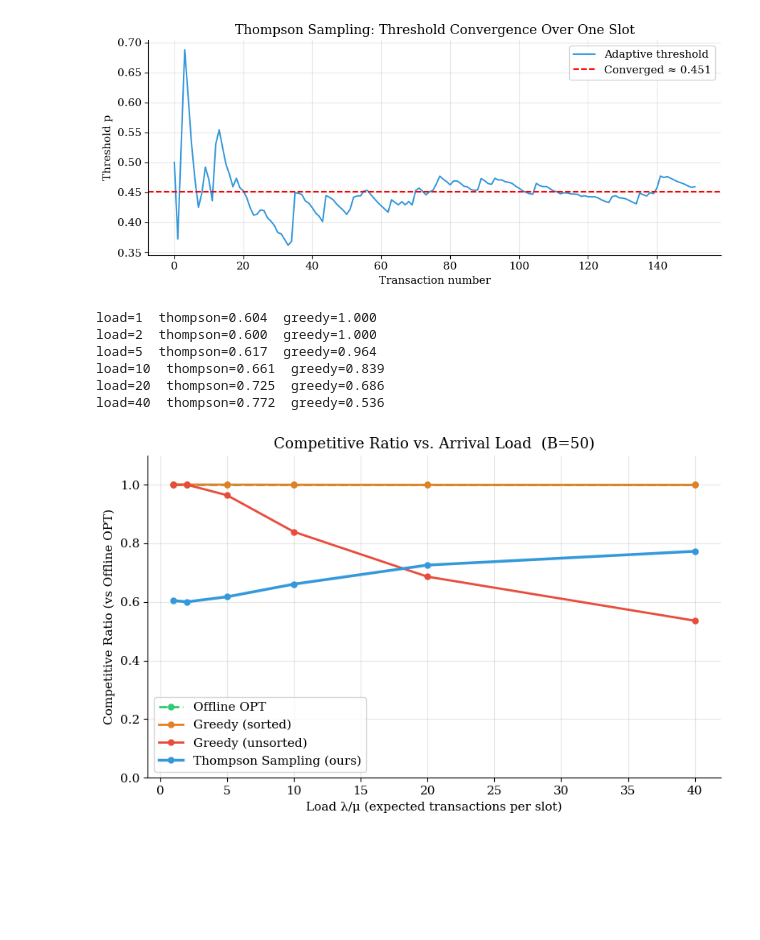
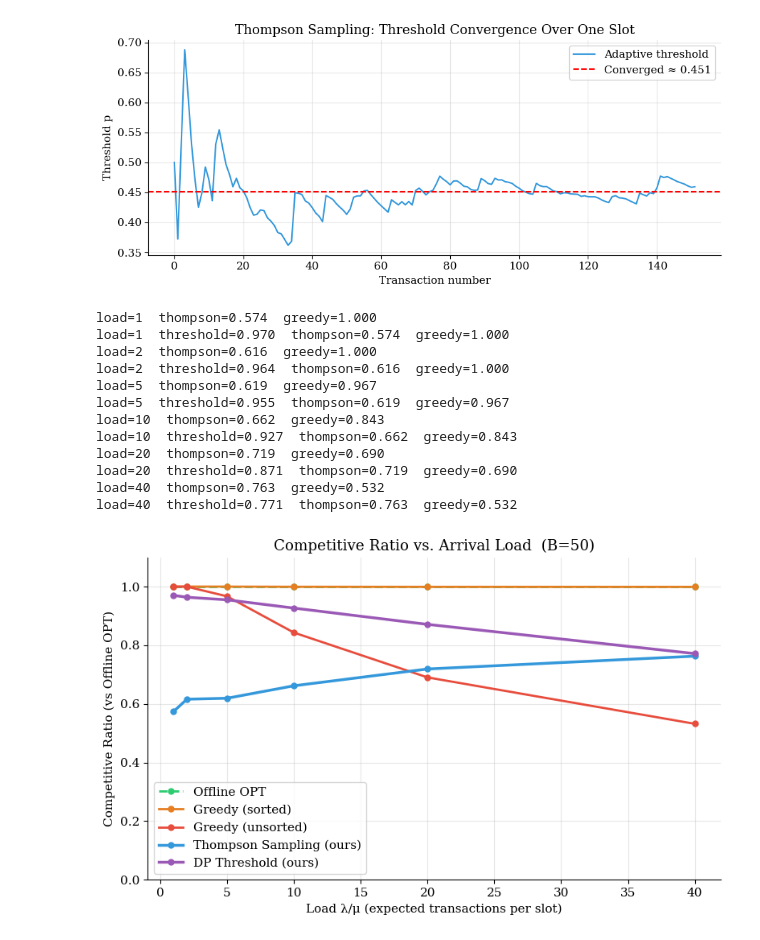
Before and after one commit to beepboopdylan/optimal-block-sealing, a Jupyter notebook: analysis.ipynb, the cells around one changed output. Saved outputs shown, nothing was run; the diff lists cells and outputs as text; code cells hidden in the pictures; blank space fills up the shorter version.

```diff
--- a/analysis.ipynb
+++ b/analysis.ipynb
@@ -122,9 +125,10 @@ lam_values = [1, 2, 5, 10, 20, 40]
 loads      = [l / MU for l in lam_values]
 
 ratios = {'offline_knapsack': [], 'greedy_sorted': [],
-          'greedy_unsorted': [], 'thompson': []}
+          'greedy_unsorted': [], 'thompson': [], 'threshold': []}
 
 rng = np.random.default_rng(SEED)
+c_star = sim.compute_threshold(B=B, lam=LAM, mu=MU)
 
 for lam in lam_values:
     bucket = {k: [] for k in ratios}
@@ -136,42 +140,54 @@ for lam in lam_values:
             continue
         v = np.random.exponential(1.0, n)
         g = np.random.randint(1, 6, n).astype(float)
+        threshold_val = sim.apply_threshold(v, g, c_star, B)
+        bucket['threshold'].append(threshold_val)
         bucket['offline_knapsack'].append(sim.offline_knapsack(v, g, B))
         bucket['greedy_sorted'].append(sim.greedy_sorted(v, g, B))
         bucket['greedy_unsorted'].append(sim.greedy_unsorted(v, g, B))
         ts_val, _ = sim.thompson_sampling(v, g, B, mu=MU)
         bucket['thompson'].append(ts_val)
 
     opt_mean = np.mean(bucket['offline_knapsack'])
     for k in ratios:
         ratios[k].append(np.mean(bucket[k]) / opt_mean if opt_mean > 0 else 1.0)
     print(f'load={lam/MU:.0f}  thompson={ratios["thompson"][-1]:.3f}  greedy={ratios["greedy_unsorted"][-1]:.3f}')
+    print(f'load={lam/MU:.0f}  threshold={ratios["threshold"][-1]:.3f}  thompson={ratios["thompson"][-1]:.3f}  greedy={ratios["greedy_unsorted"][-1]:.3f}')
+
 
 fig, ax = plt.subplots(figsize=(8, 5))
 labels = {'offline_knapsack': 'Offline OPT', 'greedy_sorted': 'Greedy (sorted)',
-          'greedy_unsorted': 'Greedy (unsorted)', 'thompson': 'Thompson Sampling (ours)'}
+          'greedy_unsorted': 'Greedy (unsorted)', 'thompson': 'Thompson Sampling (ours)',
+          'threshold': 'DP Threshold (ours)'}
 styles = {'offline_knapsack': dict(color='#2ecc71', linestyle='--', linewidth=2),
           'greedy_sorted':    dict(color='#e67e22', linewidth=2),
           'greedy_unsorted':  dict(color='#e74c3c', linewidth=2),
-          'thompson':         dict(color='#3498db', linewidth=2.5)}
+          'thompson':         dict(color='#3498db', linewidth=2.5),
+          'threshold':        dict(color='#9b59b6', linewidth=2.5)}
 for k, vals in ratios.items():
     ax.plot(loads, vals, marker='o', markersize=5, label=labels[k], **styles[k])
 ax.set_xlabel('Load λ/μ (expected transactions per slot)')
 ax.set_ylabel('Competitive Ratio (vs Offline OPT)')
 ax.set_title('Competitive Ratio vs. Arrival Load  (B=50)')
 ax.set_ylim(0, 1.1)
 ax.legend()
 plt.tight_layout()
 plt.savefig('figures/competitive_ratio.png', dpi=150)
 plt.show()
 # %% [output]
-load=1  thompson=0.604  greedy=1.000
-load=2  thompson=0.600  greedy=1.000
-load=5  thompson=0.617  greedy=0.964
-load=10  thompson=0.661  greedy=0.839
-load=20  thompson=0.725  greedy=0.686
-load=40  thompson=0.772  greedy=0.536
+load=1  thompson=0.574  greedy=1.000
+load=1  threshold=0.970  thompson=0.574  greedy=1.000
+load=2  thompson=0.616  greedy=1.000
+load=2  threshold=0.964  thompson=0.616  greedy=1.000
+load=5  thompson=0.619  greedy=0.967
+load=5  threshold=0.955  thompson=0.619  greedy=0.967
+load=10  thompson=0.662  greedy=0.843
+load=10  threshold=0.927  thompson=0.662  greedy=0.843
+load=20  thompson=0.719  greedy=0.690
+load=20  threshold=0.871  thompson=0.719  greedy=0.690
+load=40  thompson=0.763  greedy=0.532
+load=40  threshold=0.771  thompson=0.763  greedy=0.532
-[figure, old version]
+[figure, new version]
 # %%
 # Two builder competition
 
```
Also changed, not shown: parts of 4 cells of this notebook, 1 other file.
